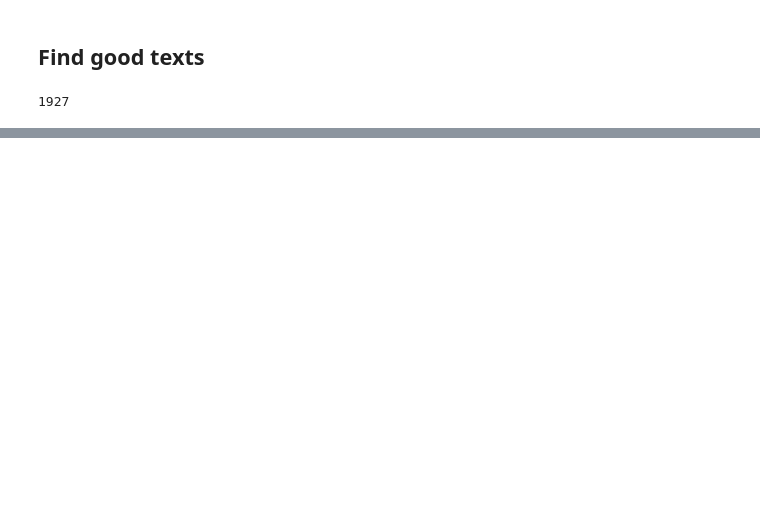
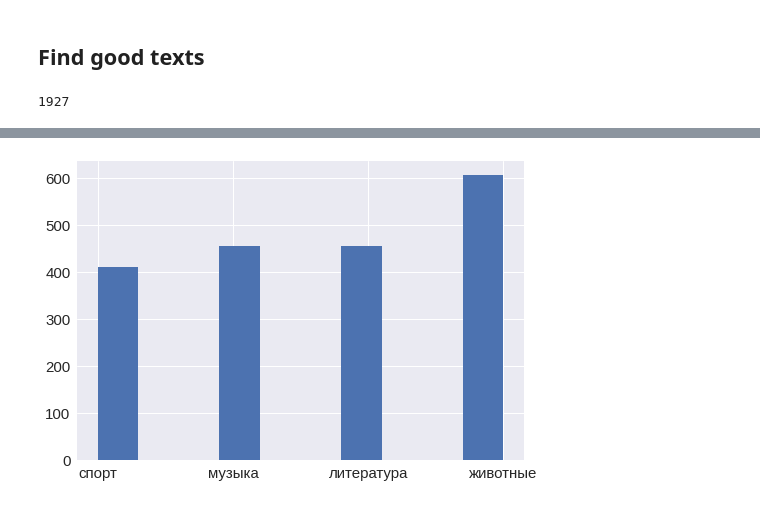
Before and after one commit to sergak0/AIIJC, a Jupyter notebook: dataset creating.ipynb, the cells around one changed output, grey strips where cells are left out. Drawn from its saved outputs; the diff is of its cells as text; code cells hidden in the pictures; blank space fills up the shorter version.

```diff
--- a/dataset creating.ipynb
+++ b/dataset creating.ipynb
@@ -289,0 +140,22 @@ for k in classes:
+# %%
+tasks_df = pd.DataFrame(tasks, columns = ['texts'])
+# %%
+preparator = nb.Preparator(stopwords_path='Lisa/all_stopwords.txt',
+                        bigram_model_path='Lisa/bigram_model.pkl')
+
+nb_model = nb.BayesModel(vect_path='Lisa/nb_vect.sav',
+                         tfidf_path='Lisa/nb_tfidf.sav',
+                         clf_path='Lisa/nb_clf.sav',
+                        )
+
+X_test = preparator.prepare_texts(tasks_df['texts'].values)
+# %%
+tasks_df['prediction'] = nb_model.predict(X_test)
+tasks_df['score'] = nb_model.predict_proba(X_test).max(axis=1)
+# %%
+tasks_df['prediction'] = [nb_model.classes[x] for x in tasks_df['prediction']]
+# %%
+plt.hist(tasks_df['prediction'])
+plt.show()
+# %% [output]
+[figure, added]
```
Also changed, not shown: parts of 39 cells of this notebook, 7 other files.
